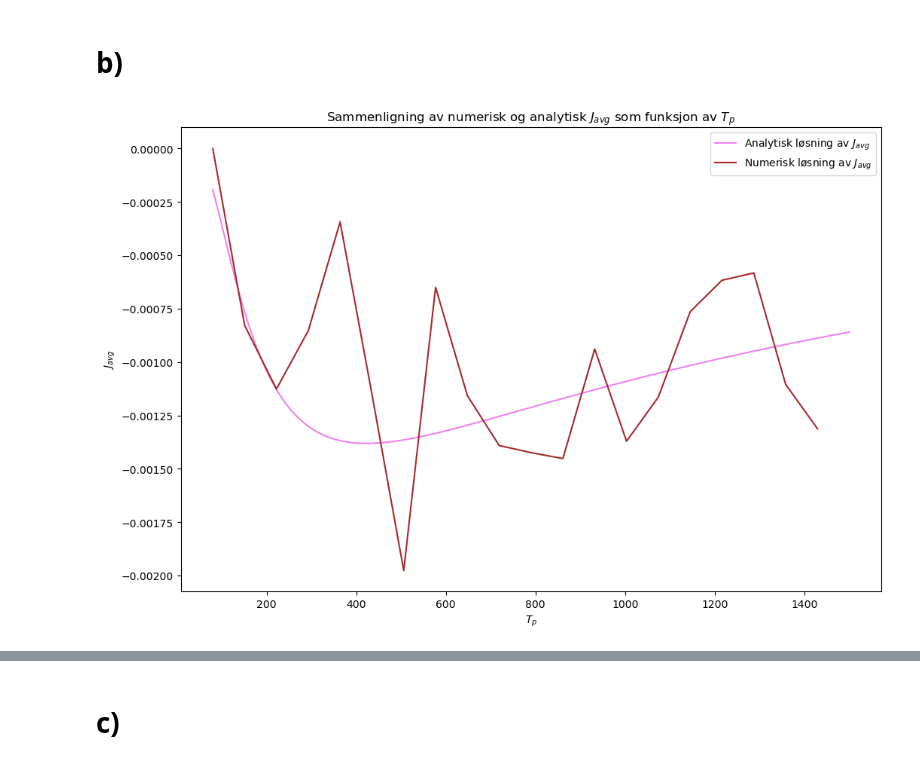
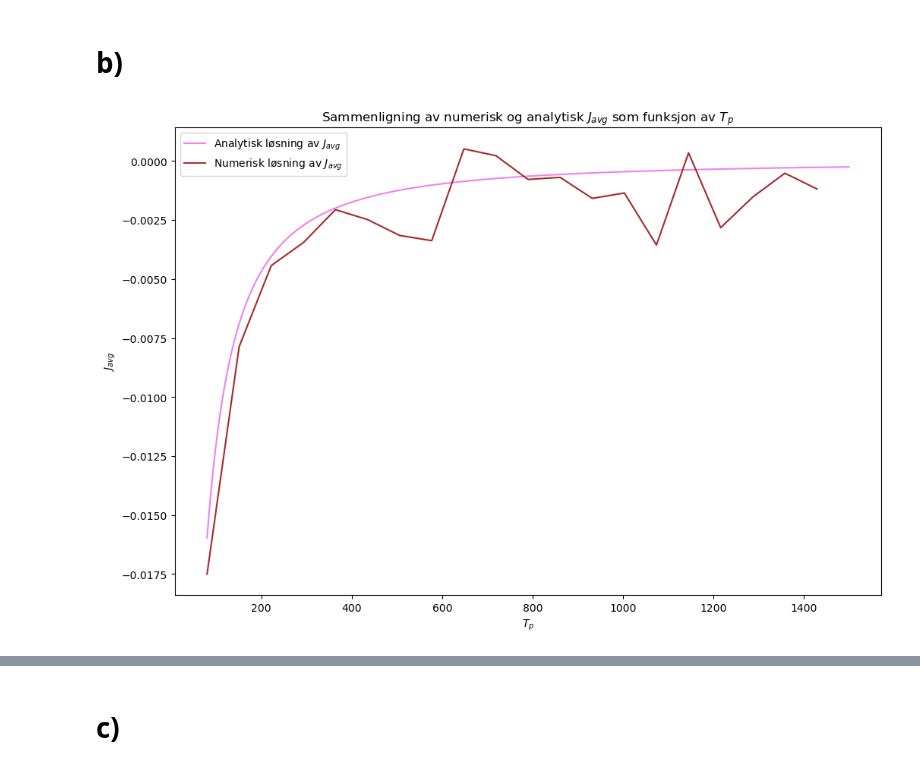
Before and after one commit to marieke-vaske/VitBer-BioFys, a Jupyter notebook: Prosjekt - oppgave 4.ipynb, the cells around one changed output, grey strips where cells are left out. Saved outputs shown, nothing was run; the diff lists cells and outputs as text; code cells hidden in the pictures.

```diff
--- a/Prosjekt - oppgave 4.ipynb
+++ b/Prosjekt - oppgave 4.ipynb
@@ -185,9 +195,9 @@ I den andre figuren, hvor alfa = 0,5, ser vi at sagtannene har lik avstand mello
 
 alpha = 0.8                     # Setter alfa-verdien
 N_x = 10                        # Lengde på den romlige perioden til sagtann-potensialet
-number_of_particles = 4*N_x     # Med 12*N_x partikler vil det være 6 partikler for hvert heltall mellom -N_x og N_x
+number_of_particles = 12*N_x     # Med 12*N_x partikler vil det være 6 partikler for hvert heltall mellom -N_x og N_x
 timeCycle = 1                   # Antall tidssykluser
-h = 10/100                      # Steglengde
+h = 1                      # Steglengde
 
 integers = np.arange(-N_x, N_x, N_x)
 x_start = np.array([i for i in integers for _ in range(int(number_of_particles/2))]) # Array med startposisjonene til partiklene
@@ -205,22 +215,22 @@ for r in range(20):             # Itererer gjennom 20 forskjellige Tp-verdier
 # %%
 # Analytisk løsning av J_avg
 
 D = 1/3                                 # Diffusjonskoeffisient
 T_p = 80                                # Antall tidssteg i en tidssyklus
-N_x_analytic = 100                      # Lengde på den romlige perioden til sagtann-potensialet
+N_x_analytic = 10                     # Lengde på den romlige perioden til sagtann-potensialet
 T_p_Array = np.arange(80, 1500, 1/20)   # Liste med jevnt fordelte Tp-verdier
 
 J_avg_analytic2 = []
 for T_p_Values in T_p_Array:                                        # Itererer gjennom 20 forskjellige Tp-verdier
     J_avg_analytic2.append(J_avg(alpha, T_p_Values, N_x_analytic))  # Fyller liste med J_avg ved forskjellige Tp-verdier
 
-plt.plot(T_p_Array, N_x/N_x_analytic * np.array(J_avg_analytic2), label = 'Analytisk løsning av $J_{avg}$', color = 'violet')
+plt.plot(T_p_Array, np.array(J_avg_analytic2), label = 'Analytisk løsning av $J_{avg}$', color = 'violet')
 plt.plot(T_p_array, J_avg_all_Tp2, label = 'Numerisk løsning av $J_{avg}$', color = 'brown')
 plt.title('Sammenligning av numerisk og analytisk $J_{avg}$ som funksjon av $T_p$')
 plt.xlabel('$T_p$')
 plt.ylabel('$J_{avg}$')
 plt.legend()
 plt.show()
 # %% [output]
-[figure, old version]
+[figure, new version]
 # %% [markdown]
```
Also changed, not shown: parts of 7 cells of this notebook.
